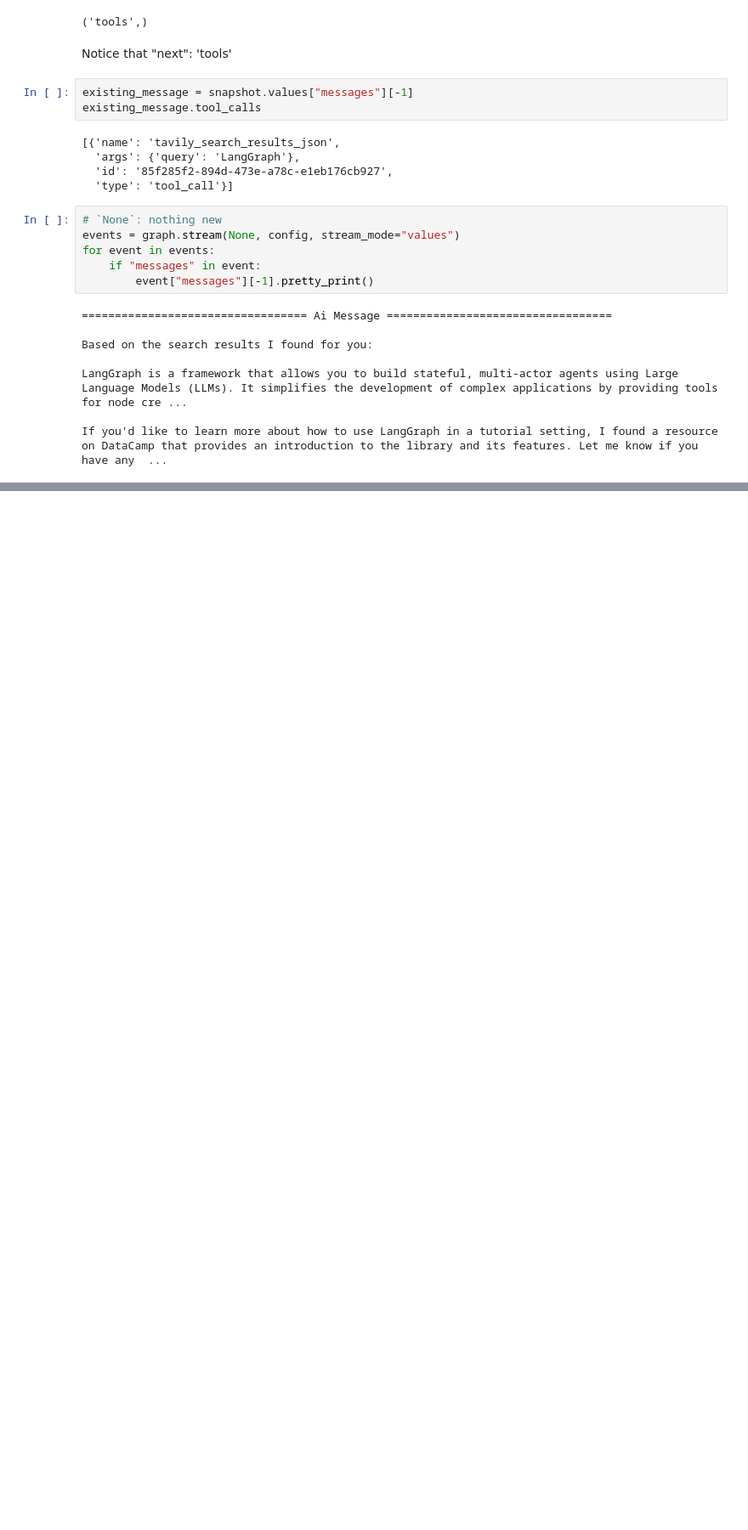
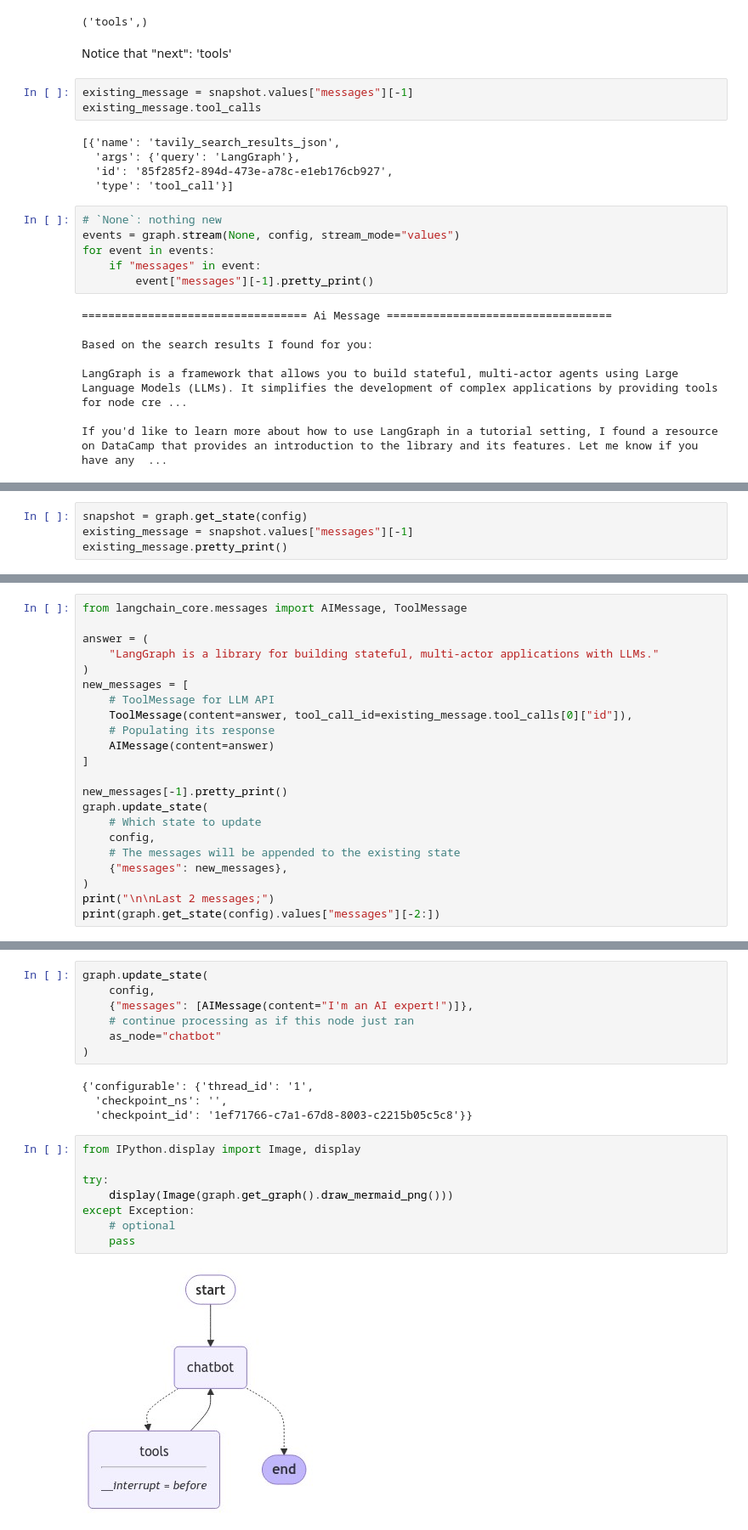
Before and after one commit to dkimds/llm-ops, a Jupyter notebook: chatbot-LangGraph.ipynb, the cells around one changed output, grey strips where cells are left out. Shown at 85% size. Cells and saved outputs as stored; diff of their text form; blank space fills up the shorter version.

Commit message:
Update chatbot-LangGraph.ipynb
Part 5

```diff
--- a/chatbot-LangGraph.ipynb
+++ b/chatbot-LangGraph.ipynb
@@ -506,0 +565,4 @@ If you'd like to learn more about how to use LangGraph in a tutorial setting, I
+# %%
+snapshot = graph.get_state(config)
+existing_message = snapshot.values["messages"][-1]
+existing_message.pretty_print()
@@ -506,0 +578,22 @@ If you'd like to learn more about how to use LangGraph in a tutorial setting, I
+# %%
+from langchain_core.messages import AIMessage, ToolMessage
+
+answer = (
+    "LangGraph is a library for building stateful, multi-actor applications with LLMs."
+)
+new_messages = [
+    # ToolMessage for LLM API
+    ToolMessage(content=answer, tool_call_id=existing_message.tool_calls[0]["id"]),
+    # Populating its response
+    AIMessage(content=answer)
+]
+
+new_messages[-1].pretty_print()
+graph.update_state(
+    # Which state to update
+    config,
+    # The messages will be appended to the existing state
+    {"messages": new_messages},
+)
+print("\n\nLast 2 messages;")
+print(graph.get_state(config).values["messages"][-2:])
@@ -506,0 +610,21 @@ If you'd like to learn more about how to use LangGraph in a tutorial setting, I
+# %%
+graph.update_state(
+    config,
+    {"messages": [AIMessage(content="I'm an AI expert!")]},
+    # continue processing as if this node just ran
+    as_node="chatbot"
+)
+# %% [output]
+{'configurable': {'thread_id': '1',
+  'checkpoint_ns': '',
+  'checkpoint_id': '1ef71766-c7a1-67d8-8003-c2215b05c5c8'}}
+# %%
+from IPython.display import Image, display
+
+try:
+    display(Image(graph.get_graph().draw_mermaid_png()))
+except Exception:
+    # optional
+    pass
+# %% [output]
+[figure, added]
```
Also changed, not shown: parts of 9 cells of this notebook.
